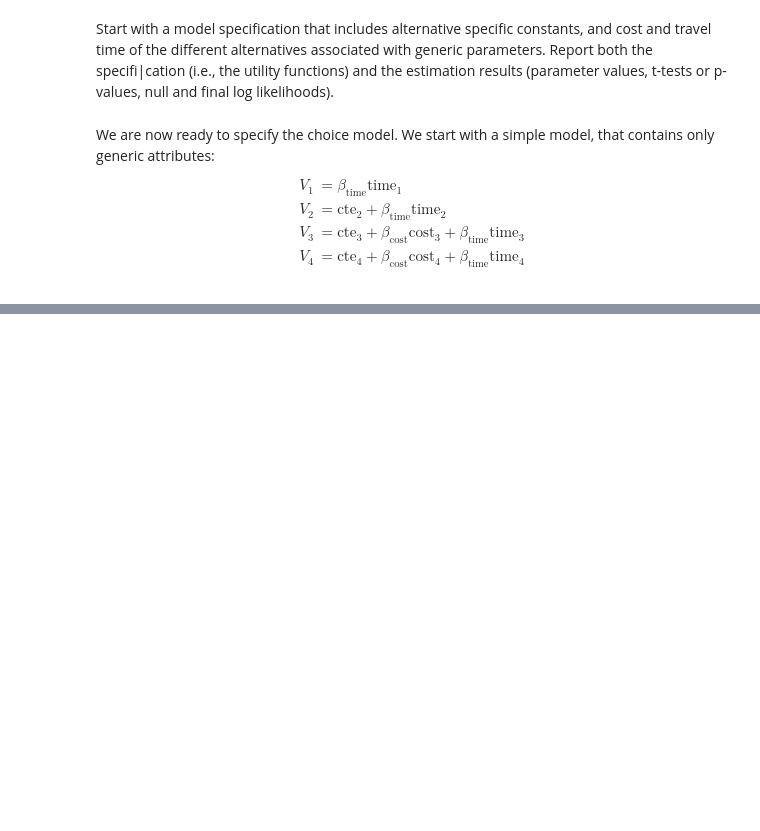
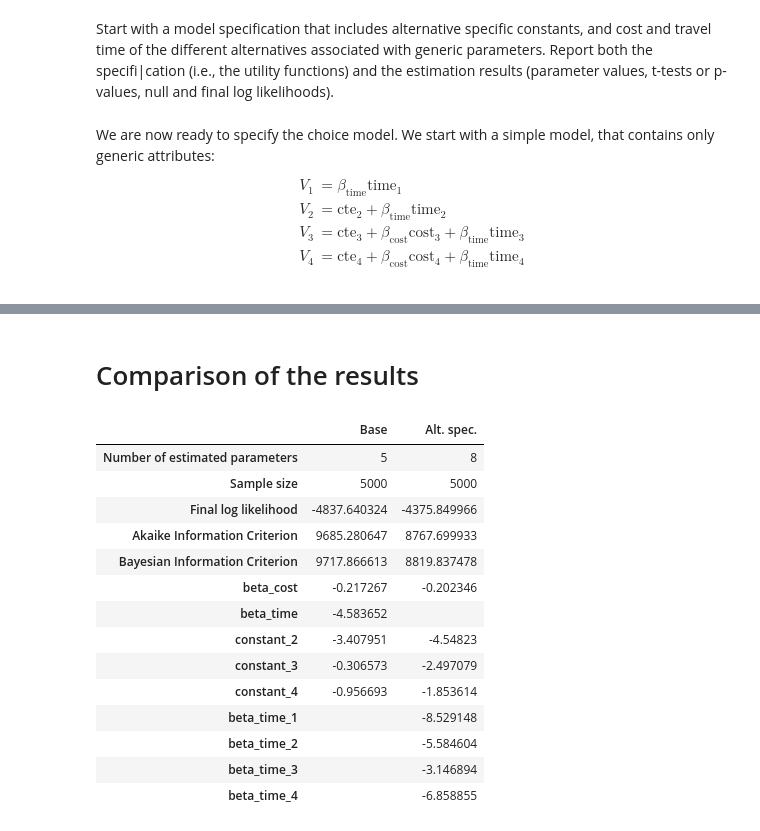
Before and after one commit to GAnagno/Choice, a Jupyter notebook: assignment.ipynb, the cells around one changed output, grey strips where cells are left out. Saved outputs shown, nothing was run; the diff lists cells and outputs as text; code cells hidden in the pictures; blank space fills up the shorter version.

```diff
--- a/assignment.ipynb
+++ b/assignment.ipynb
@@ -363,0 +407,20 @@ results.getEstimatedParameters()
+# %% [markdown]
+# Comparison of the results
+# %%
+res.compileEstimationResults(all_results)
+# %% [output]
+|  | Base | Alt. spec. |
+| Number of estimated parameters | 5 | 8 |
+| Sample size | 5000 | 5000 |
+| Final log likelihood | -4837.640324 | -4375.849966 |
+| Akaike Information Criterion | 9685.280647 | 8767.699933 |
+| Bayesian Information Criterion | 9717.866613 | 8819.837478 |
+| beta_cost | -0.217267 | -0.202346 |
+| beta_time | -4.583652 |  |
+| constant_2 | -3.407951 | -4.54823 |
+| constant_3 | -0.306573 | -2.497079 |
+| constant_4 | -0.956693 | -1.853614 |
+| beta_time_1 |  | -8.529148 |
+| beta_time_2 |  | -5.584604 |
+| beta_time_3 |  | -3.146894 |
+| beta_time_4 |  | -6.858855 |
```
Also changed, not shown: parts of 65 cells of this notebook.
